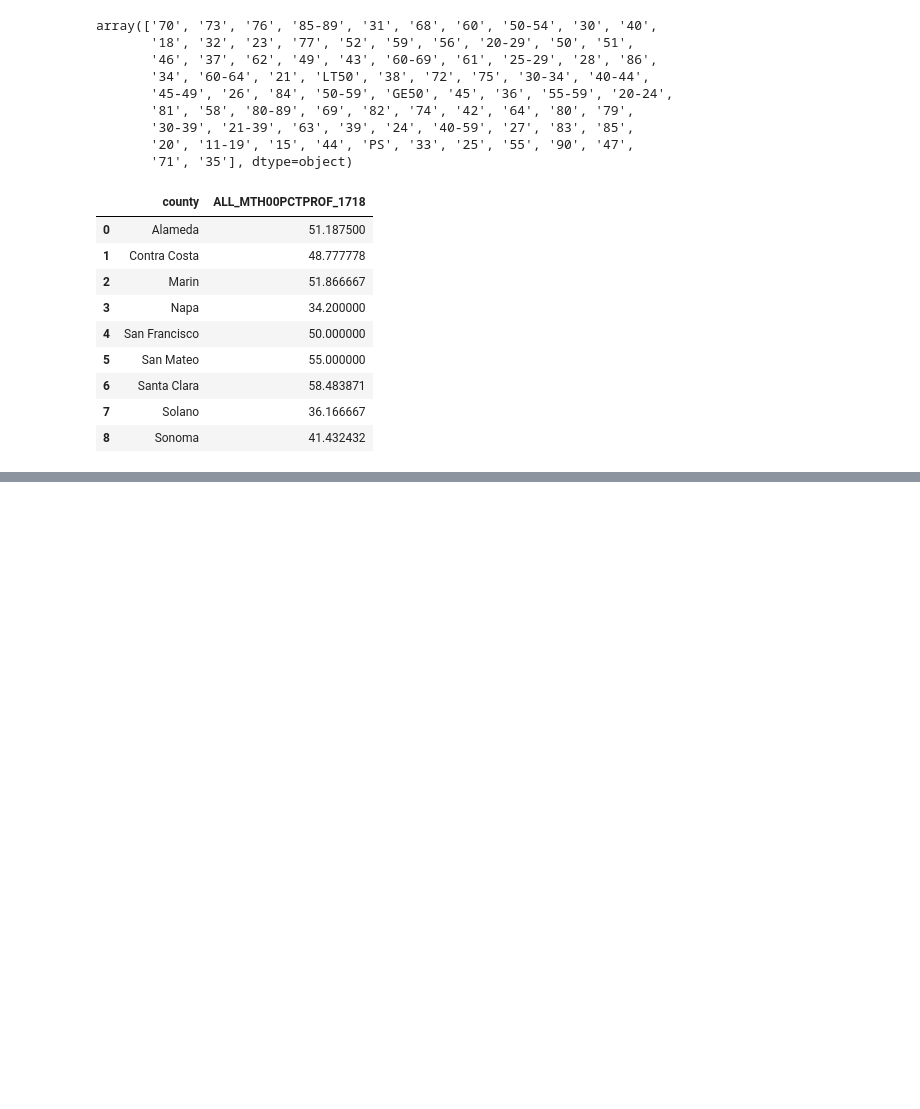
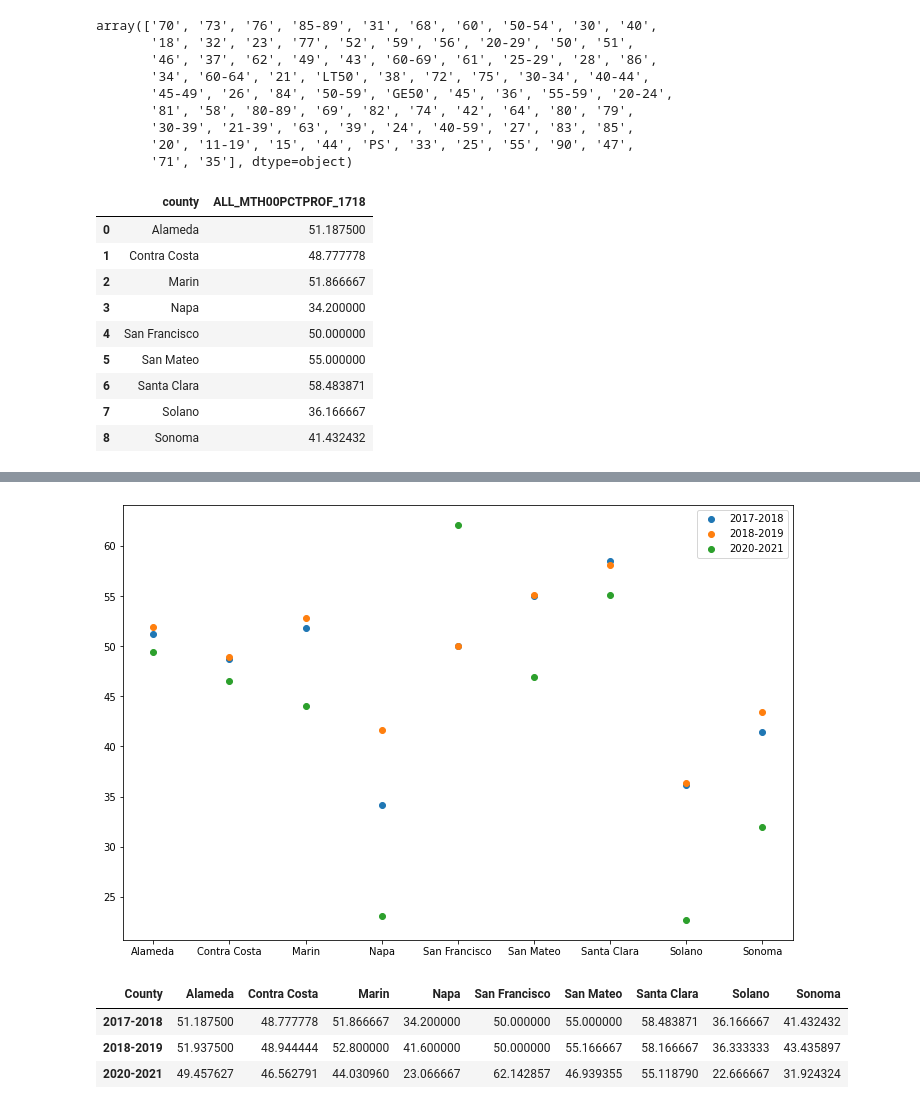
Before and after one commit to meganajoseph/HealthAndSuccess, a Jupyter notebook: Health_and_Academic_Success.ipynb, the cells around one changed output, grey strips where cells are left out. Cells and saved outputs as stored; diff of their text form; code cells hidden in the pictures; blank space fills up the shorter version.

Commit message:
made one table for math scores

```diff
--- a/Health_and_Academic_Success.ipynb
+++ b/Health_and_Academic_Success.ipynb
@@ -747,0 +776,14 @@ bay_math_17_18.groupby('county', as_index=False).mean('ALL_MTH00PCTPROF_1718')[[
+# %%
+bay_math_20_21 = math_20_21[math_20_21['LEANM'].isin(bay_districts)]
+
+county = np.array([])
+for i in range(len(bay_math_20_21['LEANM'])):
+    for v in district_to_county.keys():
+        if bay_math_20_21['LEANM'].iloc[i] in district_to_county[v]:
+            county = np.append(county, v)
+bay_math_20_21 = bay_math_20_21.reset_index()
+bay_math_20_21['county'] = pd.Series(county)
+
+bay_math_20_21['PCTPROF'] = pd.to_numeric(bay_math_20_21['PCTPROF'].str.slice(stop=2), errors='coerce', downcast='integer')
+
+bay_math_20_21 = bay_math_20_21.groupby('county', as_index=False).mean('PCTPROF')[['county', 'PCTPROF']]
@@ -747,0 +803,9 @@ bay_math_17_18.groupby('county', as_index=False).mean('ALL_MTH00PCTPROF_1718')[[
+# %%
+bay_math_passing_scores = bay_math_17_18.merge(bay_math_18_19, on='county', how='inner')
+# %%
+bay_math_passing_scores = bay_math_passing_scores.merge(bay_math_20_21, on='county', how='inner')
+# %%
+bay_math_passing_scores = bay_math_passing_scores.rename(columns={"county": "County",
+                                        "ALL_MTH00PCTPROF_1718": "2017-2018",
+                                        "ALL_MTH00pctprof_1819": "2018-2019",
+                                        "PCTPROF": "2020-2021"})
@@ -747,0 +825,16 @@ bay_math_17_18.groupby('county', as_index=False).mean('ALL_MTH00PCTPROF_1718')[[
+# %%
+plt.figure(figsize=(12, 8))
+plt.scatter(bay_math_passing_scores['County'], bay_math_passing_scores['2017-2018'], label='2017-2018')
+plt.scatter(bay_math_passing_scores['County'], bay_math_passing_scores['2018-2019'], label='2018-2019')
+plt.scatter(bay_math_passing_scores['County'], bay_math_passing_scores['2020-2021'], label='2020-2021')
+plt.legend()
+plt.show()
+# %% [output]
+[figure, added]
+# %%
+bay_math_passing_scores.set_index('County').T
+# %% [output]
+| County | Alameda | Contra Costa | Marin | Napa | San Francisco | San Mateo | Santa Clara | Solano | Sonoma |
+| 2017-2018 | 51.187500 | 48.777778 | 51.866667 | 34.200000 | 50.000000 | 55.000000 | 58.483871 | 36.166667 | 41.432432 |
+| 2018-2019 | 51.937500 | 48.944444 | 52.800000 | 41.600000 | 50.000000 | 55.166667 | 58.166667 | 36.333333 | 43.435897 |
+| 2020-2021 | 49.457627 | 46.562791 | 44.030960 | 23.066667 | 62.142857 | 46.939355 | 55.118790 | 22.666667 | 31.924324 |
```
Also changed, not shown: parts of 7 cells of this notebook.
